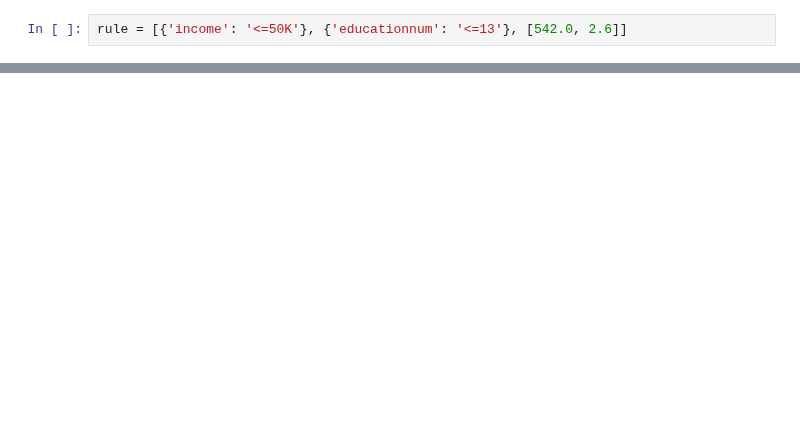
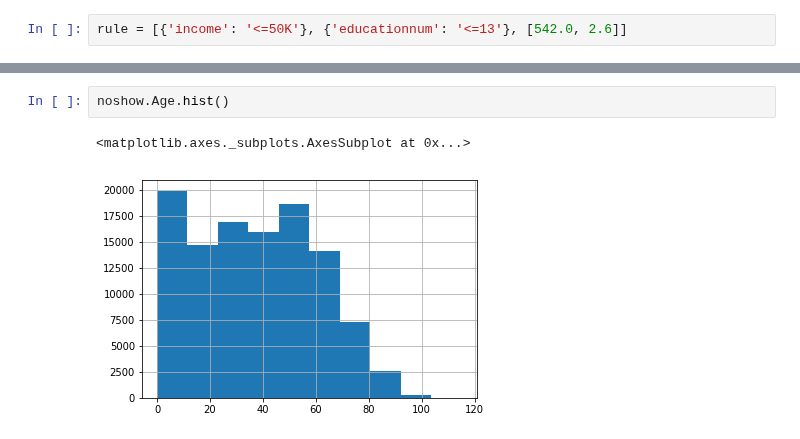
Before and after one commit to julianhatwell/explain_te, a Jupyter notebook: lore scratch.ipynb, the cells around one changed output, grey strips where cells are left out. Cells and saved outputs as stored; diff of their text form; blank space fills up the shorter version.

```diff
--- a/lore scratch.ipynb
+++ b/lore scratch.ipynb
@@ -147,0 +166,5 @@ print(counterfactuals)
+# %%
+noshow.Age.hist()
+# %% [output]
+<matplotlib.axes._subplots.AxesSubplot at 0x...>
+[figure, added]
```
Also changed, not shown: parts of 9 cells of this notebook, 15 other files.
